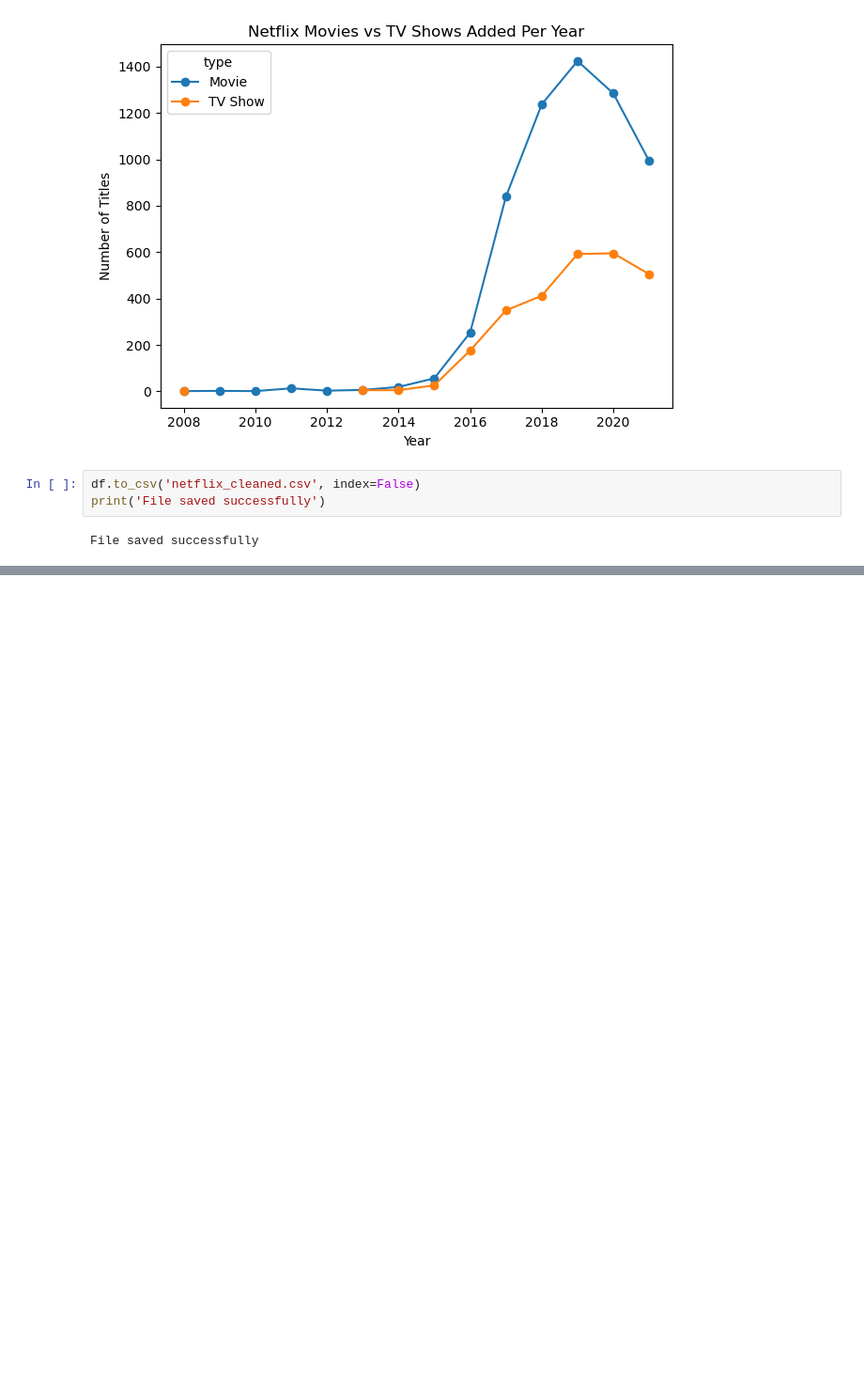
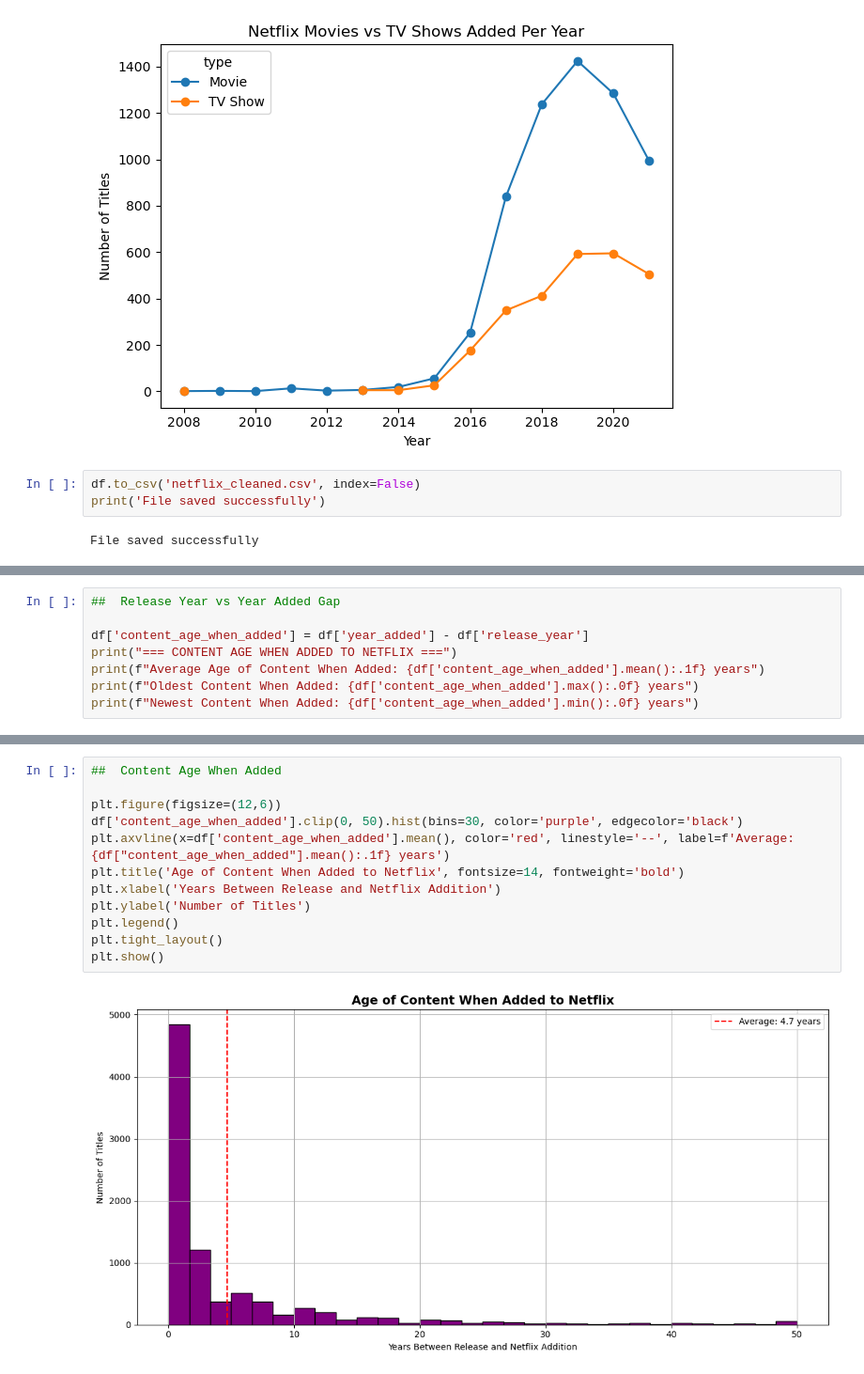
Before and after one commit to Saad-TheAnalyst/Netflix-Movies-TV-Shows-EDA, a Jupyter notebook: netflix_eda.ipynb, the cells around one changed output, grey strips where cells are left out. Shown at 94% size. Cells and saved outputs as stored; diff of their text form; blank space fills up the shorter version.

```diff
--- a/netflix_eda.ipynb
+++ b/netflix_eda.ipynb
@@ -331,0 +429,8 @@ File saved successfully
+# %%
+##  Release Year vs Year Added Gap
+
+df['content_age_when_added'] = df['year_added'] - df['release_year']
+print("=== CONTENT AGE WHEN ADDED TO NETFLIX ===")
+print(f"Average Age of Content When Added: {df['content_age_when_added'].mean():.1f} years")
+print(f"Oldest Content When Added: {df['content_age_when_added'].max():.0f} years")
+print(f"Newest Content When Added: {df['content_age_when_added'].min():.0f} years")
@@ -331,0 +515,14 @@ File saved successfully
+# %%
+##  Content Age When Added
+
+plt.figure(figsize=(12,6))
+df['content_age_when_added'].clip(0, 50).hist(bins=30, color='purple', edgecolor='black')
+plt.axvline(x=df['content_age_when_added'].mean(), color='red', linestyle='--', label=f'Average: {df["content_age_when_added"].mean():.1f} years')
+plt.title('Age of Content When Added to Netflix', fontsize=14, fontweight='bold')
+plt.xlabel('Years Between Release and Netflix Addition')
+plt.ylabel('Number of Titles')
+plt.legend()
+plt.tight_layout()
+plt.show()
+# %% [output]
+[figure, added]
```
Also changed, not shown: parts of 15 cells of this notebook, 2 other files.
